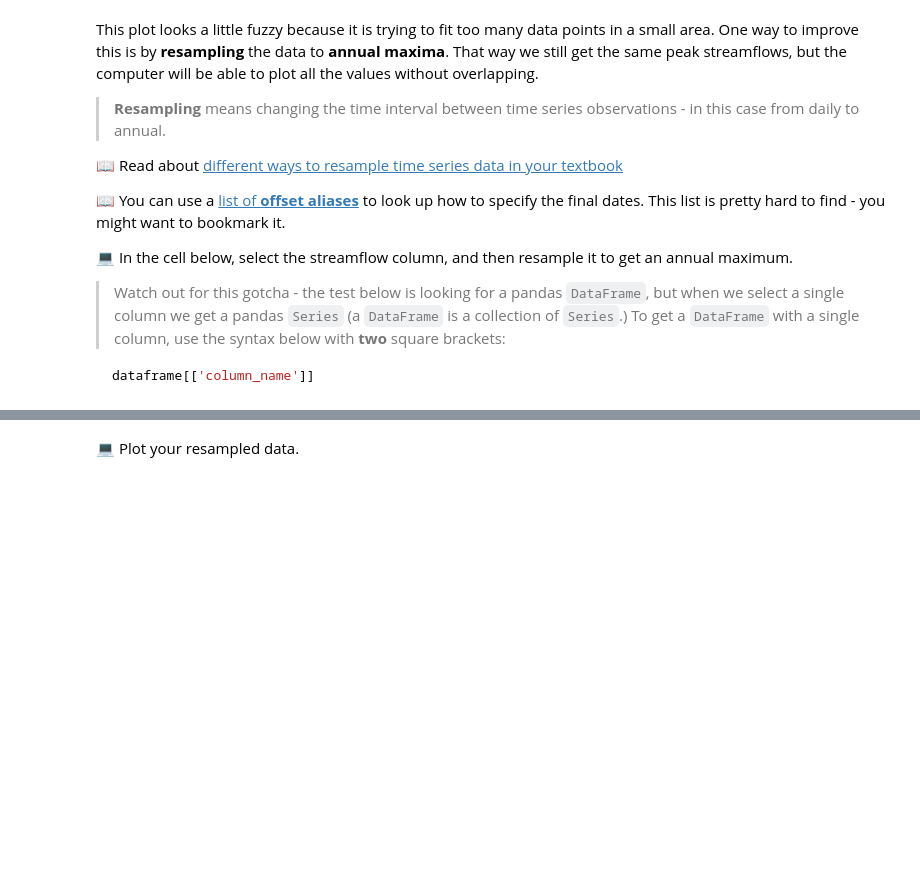
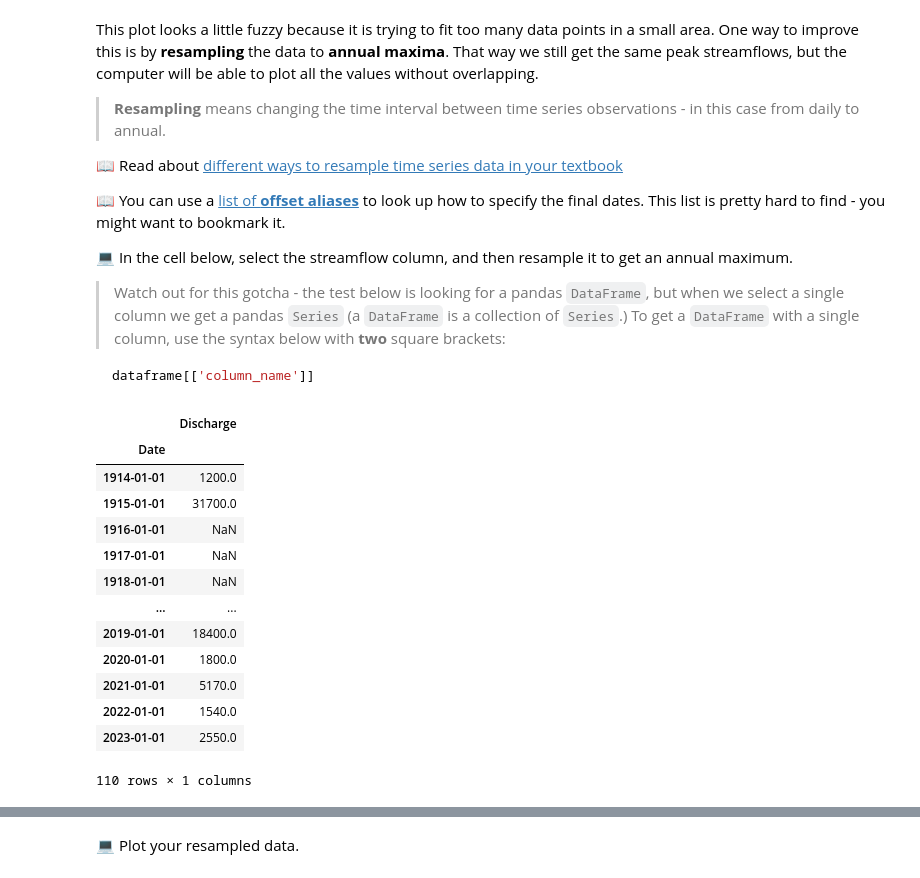
Before and after one commit to cleedle/time-series-data-cleedle, a Jupyter notebook: stars-02-time-series.ipynb, the cells around one changed output, grey strips where cells are left out. Drawn from its saved outputs; the diff is of its cells as text; code cells hidden in the pictures; blank space fills up the shorter version.

```diff
--- a/stars-02-time-series.ipynb
+++ b/stars-02-time-series.ipynb
@@ -612,3 +612,21 @@ raise NotImplementedError()
+# %%
+cheyenne_river_data_annual = cheyenne_river_data[['Discharge']].resample('YS').max()
+cheyenne_river_data_annual
+# %% [output]
+|  | Discharge |
+| Date |  |
+| 1914-01-01 | 1200.0 |
+| 1915-01-01 | 31700.0 |
+| 1916-01-01 | NaN |
+| 1917-01-01 | NaN |
+| 1918-01-01 | NaN |
+| ... | ... |
+| 2019-01-01 | 18400.0 |
+| 2020-01-01 | 1800.0 |
+| 2021-01-01 | 5170.0 |
+| 2022-01-01 | 1540.0 |
+| 2023-01-01 | 2550.0 |
+110 rows × 1 columns
 # %%
 ans_resample = _
 resample_points = 0
```
Also changed, not shown: parts of 10 cells of this notebook.
